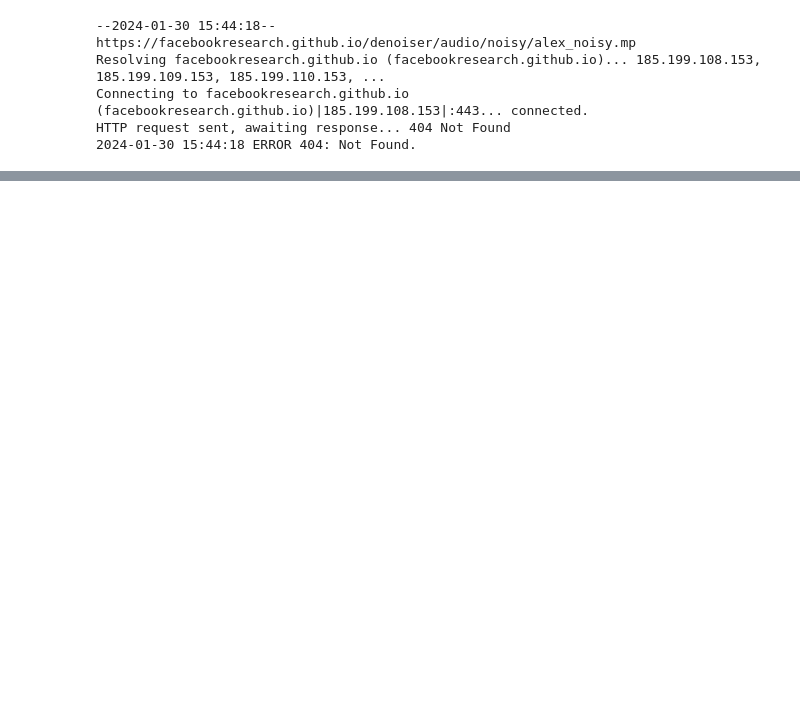
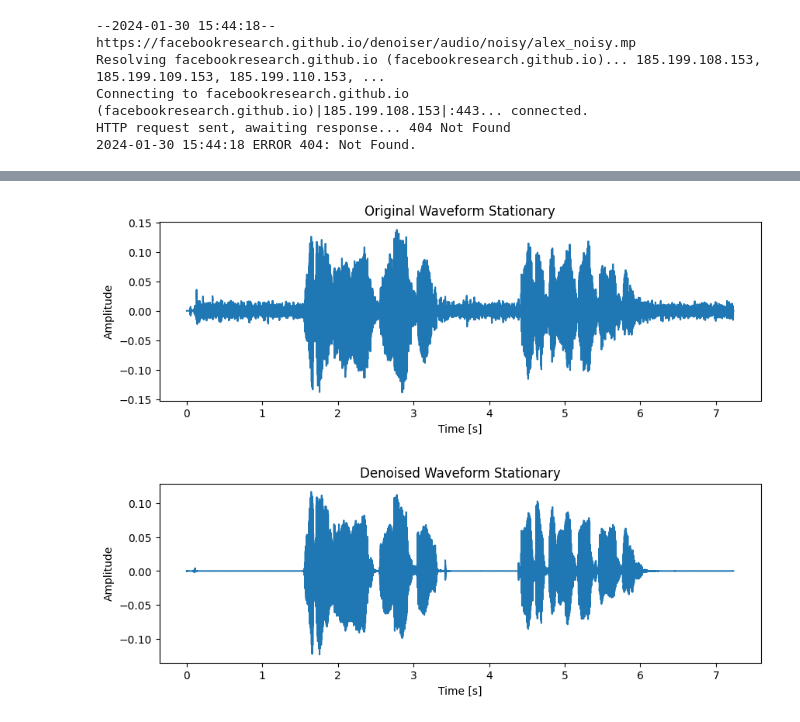
Before and after one commit to HamdanXI/nlp_adventure, a Jupyter notebook: nlp804/demucs.ipynb, the cells around one changed output, grey strips where cells are left out. Saved outputs shown, nothing was run; the diff lists cells and outputs as text; code cells hidden in the pictures; blank space fills up the shorter version.

```diff
--- a/nlp804/demucs.ipynb
+++ b/nlp804/demucs.ipynb
@@ -48,0 +86,6 @@ disp.display(disp.Audio(denoised.data.cpu().numpy(), rate=model.sample_rate))
+# %%
+plot_waveform(original_stationary_wav_np[0], model.sample_rate, title="Original Waveform Stationary")
+plot_waveform(denoised_stationary_wav_np[0], model.sample_rate, title="Denoised Waveform Stationary")
+# %% [output]
+[figure, added]
+[figure, added]
```
Also changed, not shown: parts of 6 cells of this notebook.
